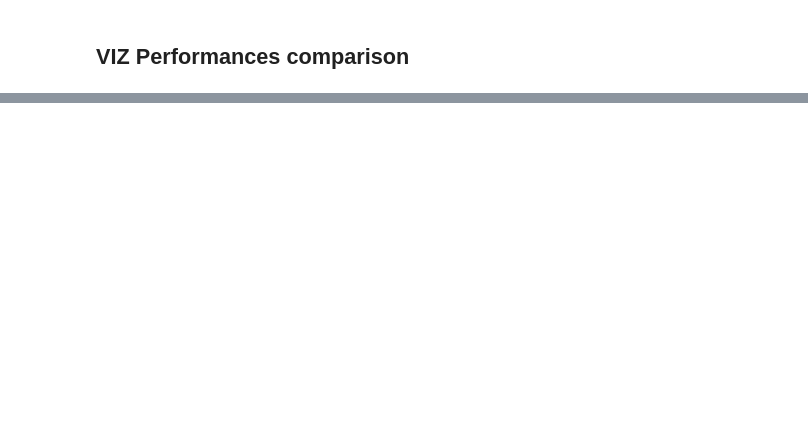
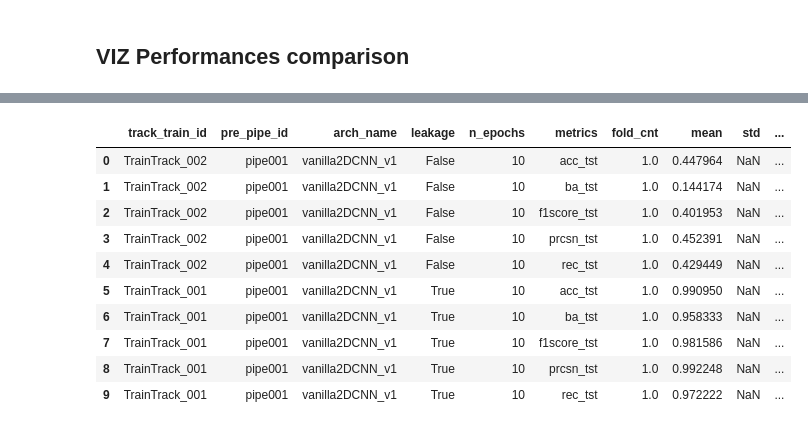
Before and after one commit to fredy-rojas/LungCancer, a Jupyter notebook: notebook/tsk01/exp01/FR_t01e01nb04_VIZ_Kfold_results_analysis_v1.ipynb, the cells around one changed output, grey strips where cells are left out. Saved outputs shown, nothing was run; the diff lists cells and outputs as text; code cells hidden in the pictures; blank space fills up the shorter version.

```diff
--- a/notebook/tsk01/exp01/FR_t01e01nb04_VIZ_Kfold_results_analysis_v1.ipynb
+++ b/notebook/tsk01/exp01/FR_t01e01nb04_VIZ_Kfold_results_analysis_v1.ipynb
@@ -331,0 +493,16 @@ print(dir(leg))
+# %%
+d_m = perf_last_epoch_metric_distr_info(d_meta, arch_name_wild_card="vanilla",
+                                        pipe_names=['pipe001'])
+d_m
+# %% [output]
+|  | track_train_id | pre_pipe_id | arch_name | leakage | n_epochs | metrics | fold_cnt | mean | std | ... |
+| 0 | TrainTrack_002 | pipe001 | vanilla2DCNN_v1 | False | 10 | acc_tst | 1.0 | 0.447964 | NaN | ... |
+| 1 | TrainTrack_002 | pipe001 | vanilla2DCNN_v1 | False | 10 | ba_tst | 1.0 | 0.144174 | NaN | ... |
+| 2 | TrainTrack_002 | pipe001 | vanilla2DCNN_v1 | False | 10 | f1score_tst | 1.0 | 0.401953 | NaN | ... |
+| 3 | TrainTrack_002 | pipe001 | vanilla2DCNN_v1 | False | 10 | prcsn_tst | 1.0 | 0.452391 | NaN | ... |
+| 4 | TrainTrack_002 | pipe001 | vanilla2DCNN_v1 | False | 10 | rec_tst | 1.0 | 0.429449 | NaN | ... |
+| 5 | TrainTrack_001 | pipe001 | vanilla2DCNN_v1 | True | 10 | acc_tst | 1.0 | 0.990950 | NaN | ... |
+| 6 | TrainTrack_001 | pipe001 | vanilla2DCNN_v1 | True | 10 | ba_tst | 1.0 | 0.958333 | NaN | ... |
+| 7 | TrainTrack_001 | pipe001 | vanilla2DCNN_v1 | True | 10 | f1score_tst | 1.0 | 0.981586 | NaN | ... |
+| 8 | TrainTrack_001 | pipe001 | vanilla2DCNN_v1 | True | 10 | prcsn_tst | 1.0 | 0.992248 | NaN | ... |
+| 9 | TrainTrack_001 | pipe001 | vanilla2DCNN_v1 | True | 10 | rec_tst | 1.0 | 0.972222 | NaN | ... |
```
Also changed, not shown: parts of 22 cells of this notebook.
